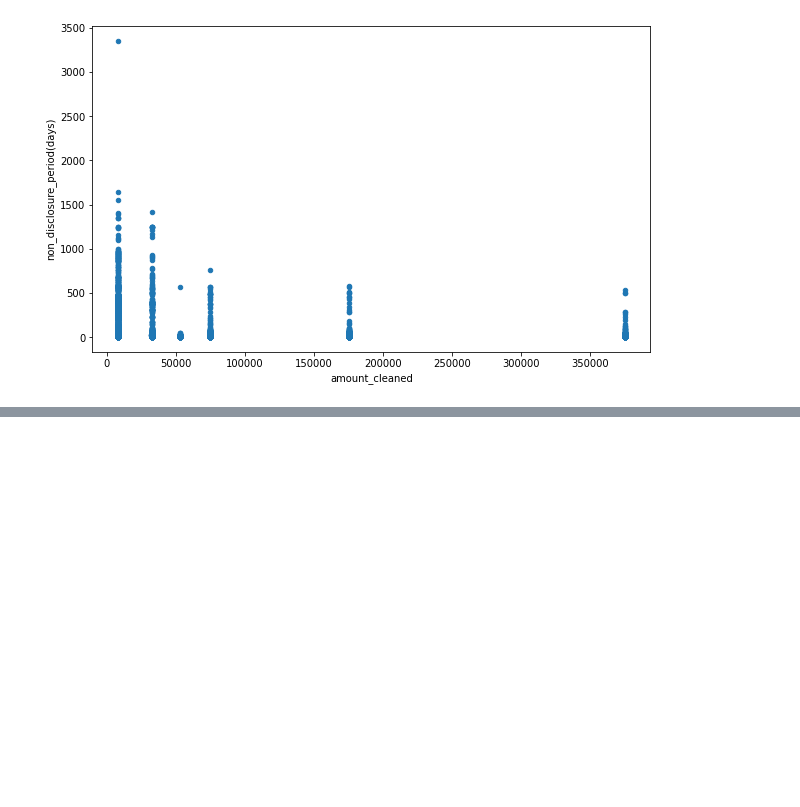
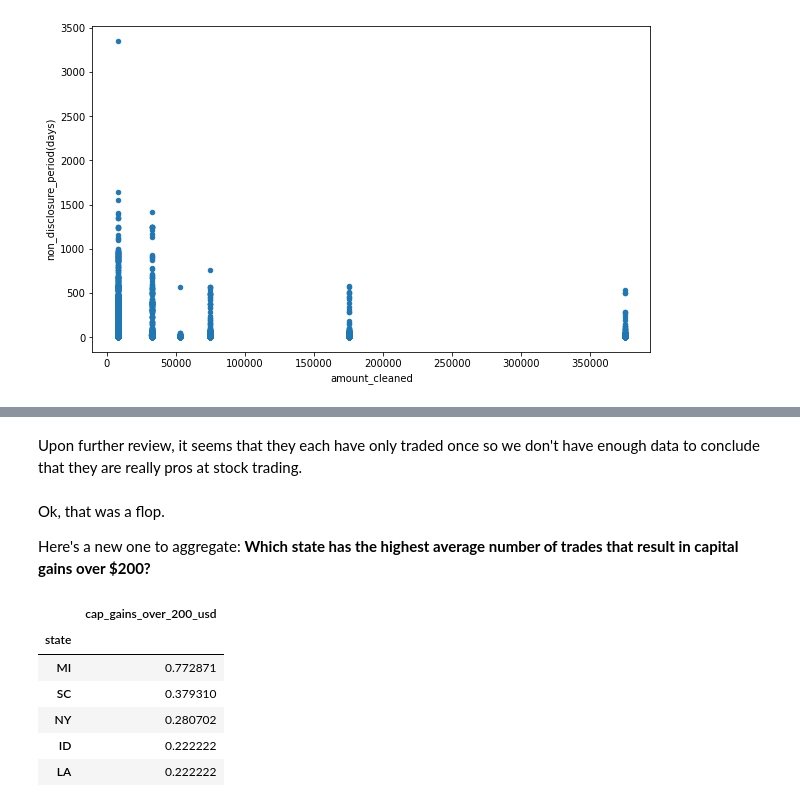
Before and after one commit to tharvipop/sussy-stock-trades, a Jupyter notebook: final_report.ipynb, the cells around one changed output, grey strips where cells are left out. Cells and saved outputs as stored; diff of their text form; code cells hidden in the pictures; blank space fills up the shorter version.

```diff
--- a/final_report.ipynb
+++ b/final_report.ipynb
@@ -288,0 +342,21 @@ We notice that there doesn't seem to be much relationship between transaction am
+# %% [markdown]
+Upon further review, it seems that they each have only traded once so we don't have enough data to conclude that they are really pros at stock trading.
+# %% [markdown]
+Ok, that was a flop.
+
+Here's a new one to aggregate:
+**Which state has the highest average number of trades that result in capital gains over $200?**
+# %%
+(
+    df.pivot_table(index = 'state', values = 'cap_gains_over_200_usd')
+    .sort_values(by = 'cap_gains_over_200_usd', ascending=False)
+    .head()
+)
+# %% [output]
+|  | cap_gains_over_200_usd |
+| state |  |
+| MI | 0.772871 |
+| SC | 0.379310 |
+| NY | 0.280702 |
+| ID | 0.222222 |
+| LA | 0.222222 |
```
Also changed, not shown: parts of 15 cells of this notebook.
